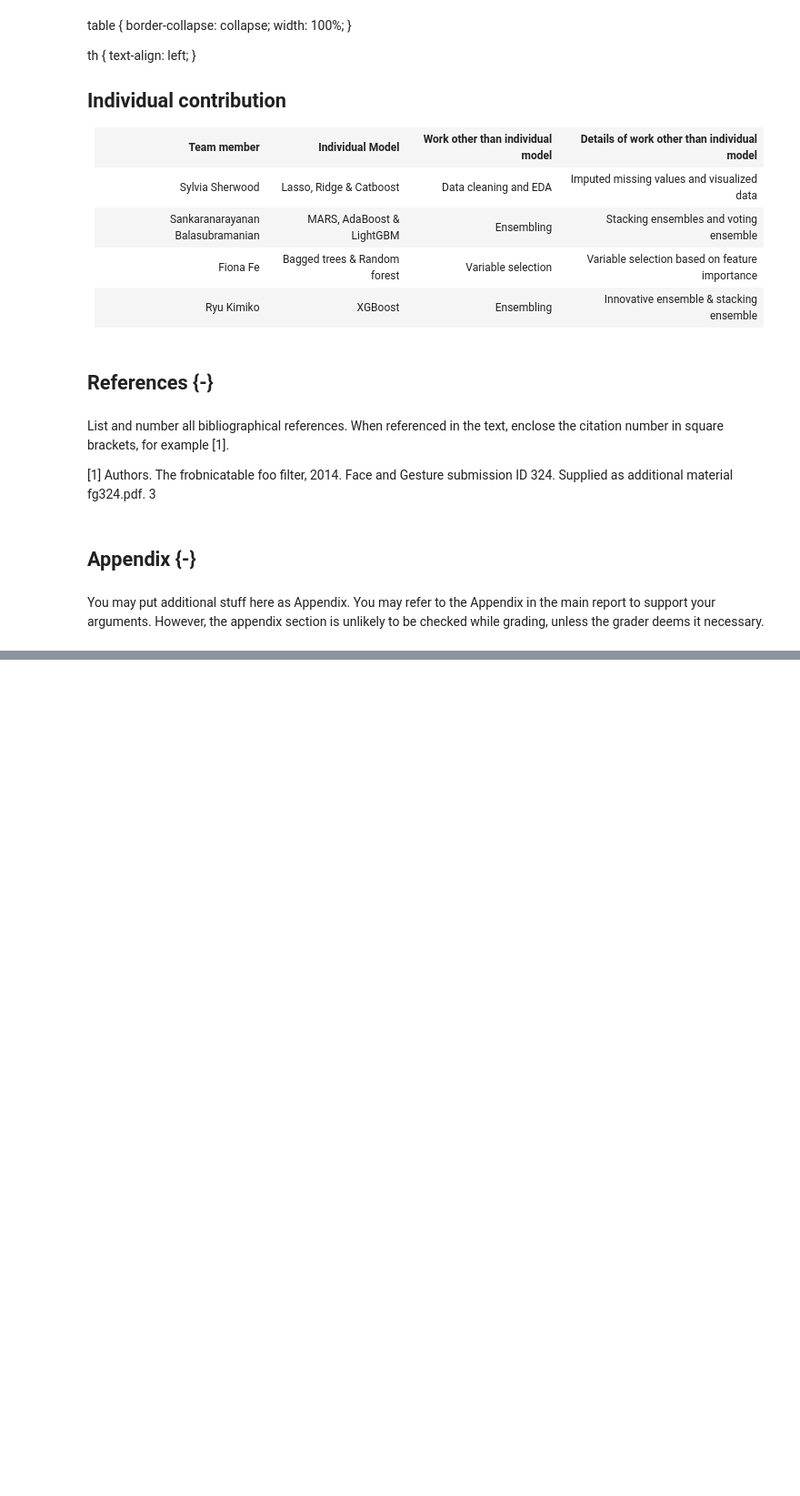
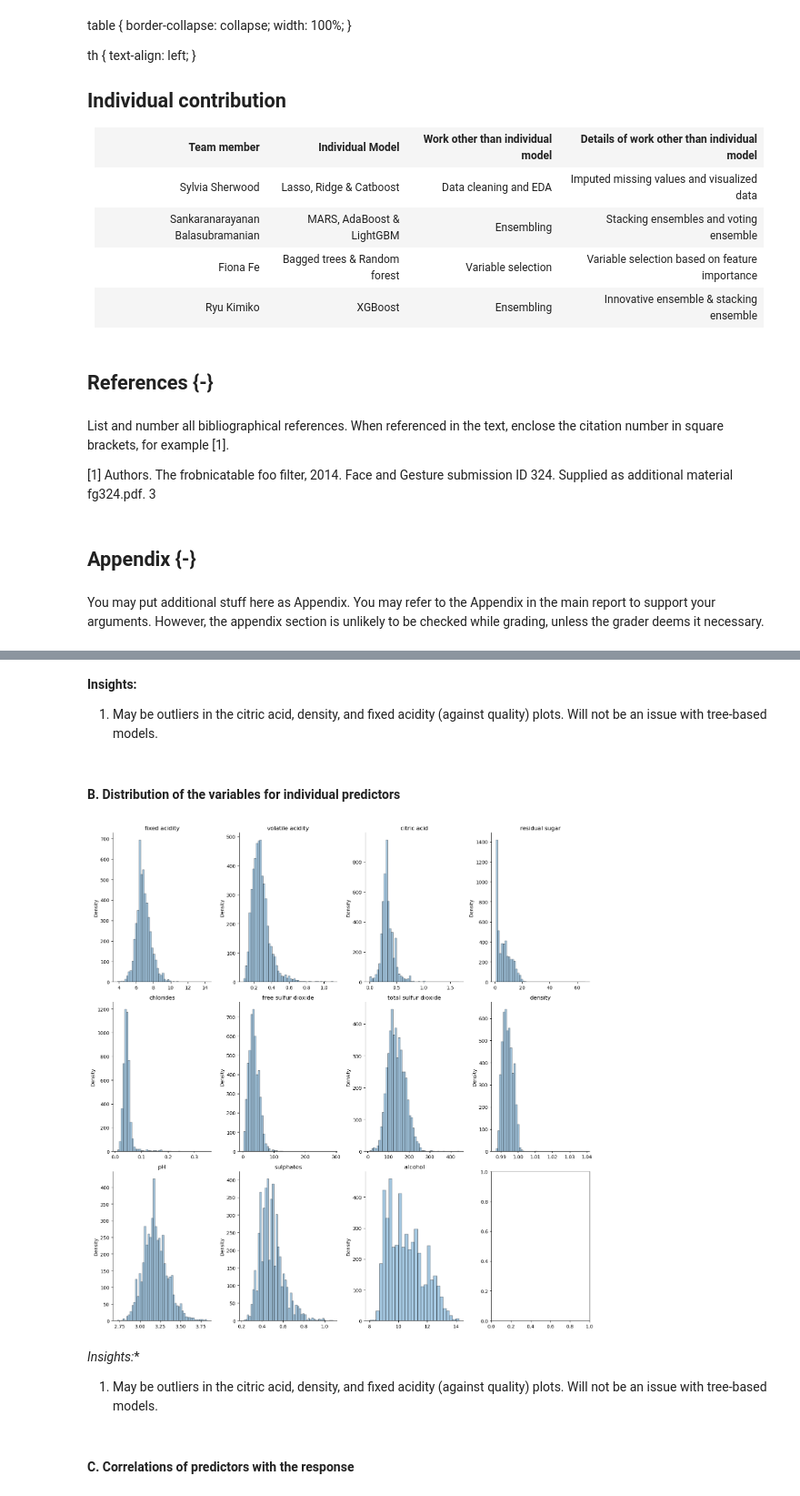
Before and after one commit to diegoschum/Zzz-303-3, a Jupyter notebook: Zzz_report.ipynb, the cells around one changed output, grey strips where cells are left out. Shown at 91% size. Drawn from its saved outputs; the diff is of its cells as text; code cells hidden in the pictures; blank space fills up the shorter version.

```diff
--- a/Zzz_report.ipynb
+++ b/Zzz_report.ipynb
@@ -288,0 +432,42 @@ You may put additional stuff here as Appendix. You may refer to the Appendix in
+# %% [markdown]
+**Insights:**
+1. May be outliers in the citric acid, density, and fixed acidity (against quality) plots. Will not be an issue with tree-based models.
+# %% [markdown]
+#### B. Distribution of the variables for individual predictors
+# %%
+#| echo: false
+
+selected_features = ['fixed acidity', 'volatile acidity', 'citric acid', 'residual sugar', 'chlorides',
+                     'free sulfur dioxide', 'total sulfur dioxide', 'density', 'pH', 'sulphates', 'alcohol']
+
+# Calculate the number of rows and columns based on the total number of features
+num_features = len(selected_features)
+num_rows = int(num_features ** 0.5)
+num_cols = (num_features + num_rows - 1) // num_rows
+
+# Create a grid of subplots
+fig, axes = plt.subplots(num_rows, num_cols, figsize=(15, 15))
+
+# Iterate over the selected features and plot each density plot on a different subplot
+for i, feature in enumerate(selected_features):
+    row = i // num_cols
+    col = i % num_cols
+    ax = axes[row, col] if num_rows > 1 else axes[col]
+
+    sns.distplot(df[feature], ax=ax, kde=False, hist_kws={'edgecolor': 'black'})
+    ax.set_title(feature)
+    ax.set_xlabel('')
+    ax.set_ylabel('Density')
+    ax.spines['top'].set_visible(False)
+    ax.spines['right'].set_visible(False)
+
+
+plt.tight_layout()
+plt.show()
+# %% [output]
+[figure, added]
+# %% [markdown]
+*Insights:**
+1. May be outliers in the citric acid, density, and fixed acidity (against quality) plots. Will not be an issue with tree-based models.
+# %% [markdown]
+#### C. Correlations of predictors with the response
```
Also changed, not shown: parts of 26 cells of this notebook.
